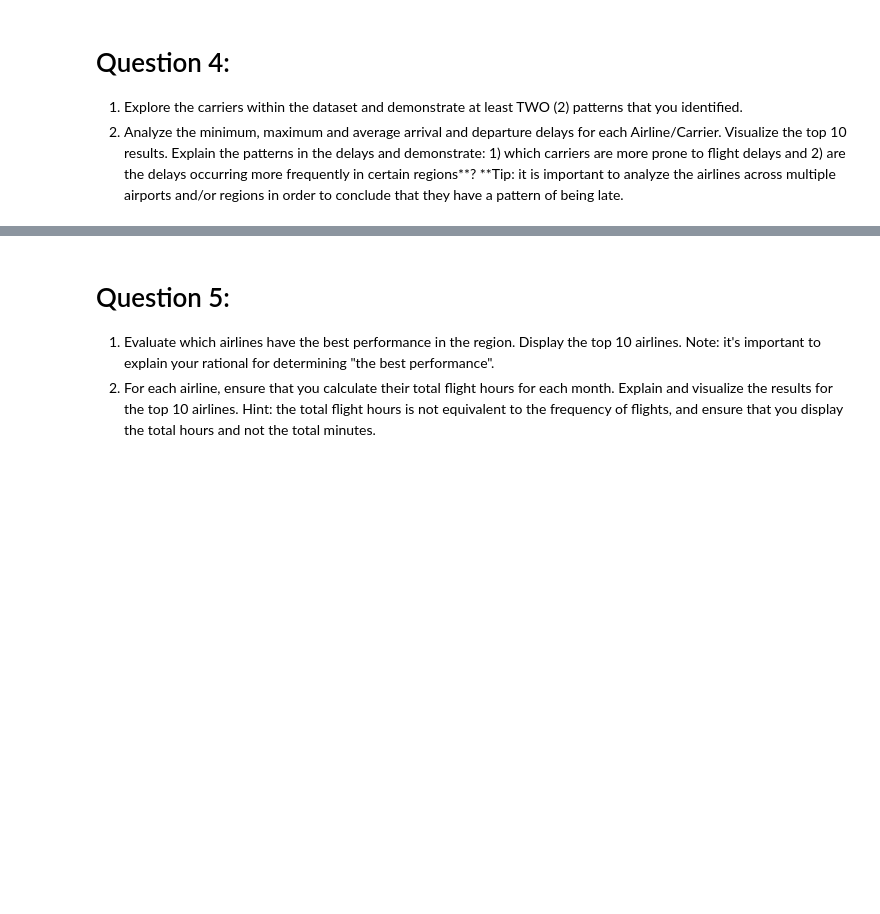
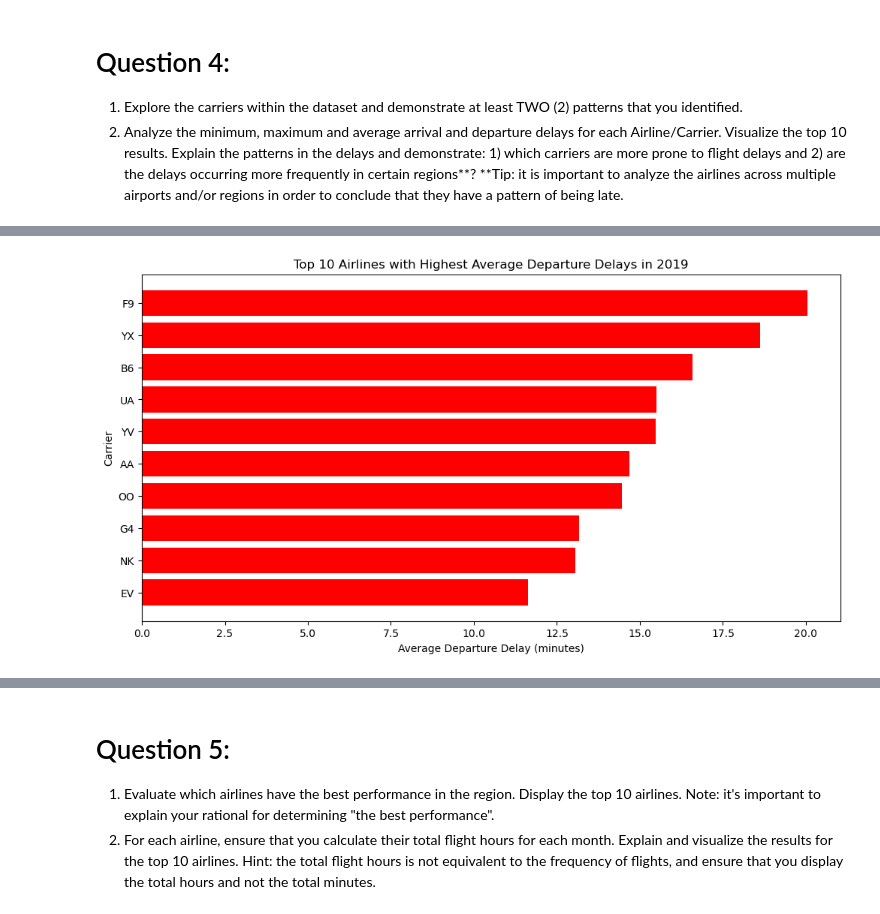
Before and after one commit to MatthewRTung/DS3000-Practicum-1, a Jupyter notebook: DS3000.Practicum1.ipynb, the cells around one changed output, grey strips where cells are left out. Cells and saved outputs as stored; diff of their text form; code cells hidden in the pictures; blank space fills up the shorter version.

Commit message:
Completed carrier delay analysis for Problem 4

```diff
--- a/DS3000.Practicum1.ipynb
+++ b/DS3000.Practicum1.ipynb
@@ -54,3 +54,9 @@ The problem that we have is about exploratory data analysis as well as inferenti
 1. Explore the carriers within the dataset and demonstrate at least TWO (2) patterns that you identified.
 2. Analyze the minimum, maximum and average arrival and departure delays for each Airline/Carrier. Visualize the top 10 results. Explain the patterns in the delays and demonstrate: 1) which carriers are more prone to flight delays and 2) are the delays occurring more frequently in certain regions**?
 **Tip: it is important to analyze the airlines across multiple airports and/or regions in order to conclude that they have a pattern of being late.
+# %%
+import pandas as pd
+file_path = r"C:\Users\33735\Desktop\CS4530\2019_ONTIME_REPORTING_FSW.csv"
+df = pd.read_csv(file_path)
+df.info()
+df.head()
@@ -56,0 +87,8 @@ The problem that we have is about exploratory data analysis as well as inferenti
+# %%
+# Check for missing values
+missing_values = df.isnull().sum()
+print("Missing values per column:\n", missing_values)
+df["FL_DATE"] = pd.to_datetime(df["FL_DATE"])
+df["DEP_DELAY"] = df["DEP_DELAY"].apply(lambda x: max(x, 0))
+df["ARR_DELAY"] = df["ARR_DELAY"].apply(lambda x: max(x, 0))
+df.info()
@@ -56,0 +113,7 @@ The problem that we have is about exploratory data analysis as well as inferenti
+# %%
+# Group by carrier and calculate min, max, and average delays
+carrier_delays = df.groupby("CARRIER_CODE")[["DEP_DELAY", "ARR_DELAY"]].agg(["min", "max", "mean"])
+carrier_delays.columns = ["_".join(col) for col in carrier_delays.columns]
+carrier_delays = carrier_delays.reset_index()
+top_carriers = carrier_delays.sort_values(by="DEP_DELAY_mean", ascending=False).head(10)
+print(top_carriers)
@@ -56,0 +138,11 @@ The problem that we have is about exploratory data analysis as well as inferenti
+# %%
+import matplotlib.pyplot as plt
+plt.figure(figsize=(12, 6))
+plt.barh(top_carriers["CARRIER_CODE"], top_carriers["DEP_DELAY_mean"], color="red")
+plt.xlabel("Average Departure Delay (minutes)")
+plt.ylabel("Carrier")
+plt.title("Top 10 Airlines with Highest Average Departure Delays in 2019")
+plt.gca().invert_yaxis()
+plt.show()
+# %% [output]
+[figure, added]
```
Also changed, not shown: parts of 5 cells of this notebook.
